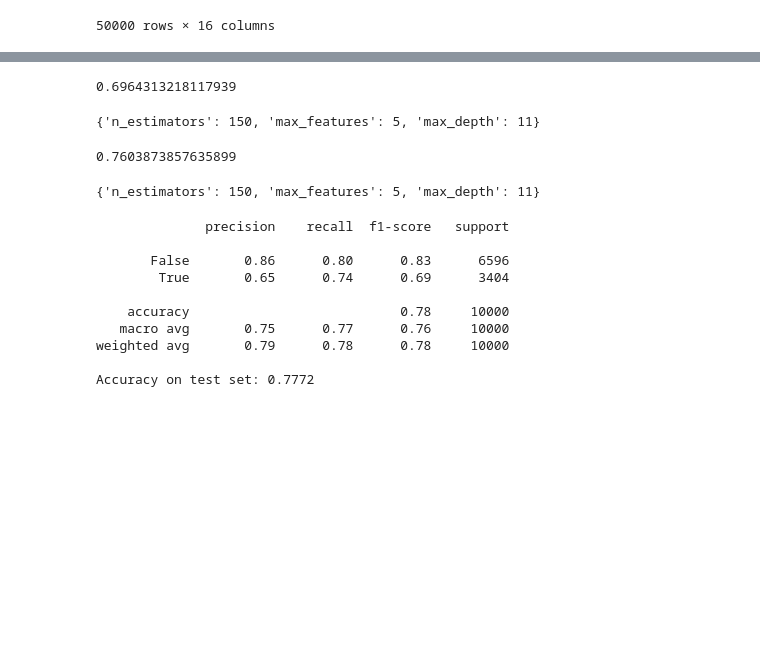
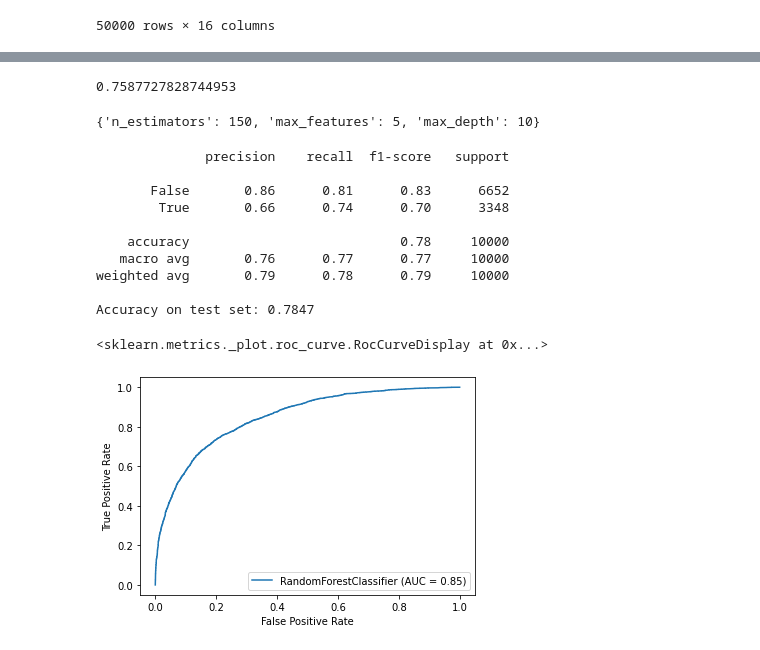
Before and after one commit to Pandeming/Springboard_London_Housing, a Jupyter notebook: 18 Ultimate Technologies Take-Home Challenge/Ultimate Technologies Take-Home Challenge.ipynb, the cells around one changed output, grey strips where cells are left out. Cells and saved outputs as stored; diff of their text form; code cells hidden in the pictures; blank space fills up the shorter version.

```diff
--- a/18 Ultimate Technologies Take-Home Challenge/Ultimate Technologies Take-Home Challenge.ipynb
+++ b/18 Ultimate Technologies Take-Home Challenge/Ultimate Technologies Take-Home Challenge.ipynb
@@ -472,7 +471,3 @@ y = df_features.active
 
 # Create train and test sets
 X_train, X_test, y_train, y_test = train_test_split(X, y, test_size=0.2)
-# %%
-scaler = RobustScaler()
-X_train = scaler.fit_transform(X_train)
-X_test = scaler.transform(X_test)
@@ -481,45 +483,40 @@ rfc = RandomForestClassifier()
 # %%
-param_grid = {
-    'n_estimators':range(50, 151, 25),
-    'max_depth':range(8,13),
-    'max_features':range(3, 7)
+# Choose ranges of hyperparameters for Randomized Search Cross Validation, and print best score and associated params.
+param_grid2 = {
+    'n_estimators':range(50, 201, 25),
+    'max_depth':range(4,15),
+    'max_features':range(2,12)
 }
-param_cv = RandomizedSearchCV(rfc, param_grid, scoring='f1', random_state=36)
-param_cv.fit(X_train, y_train)
+param_cv2 = RandomizedSearchCV(rfc, param_grid2, scoring='balanced_accuracy', random_state=36, n_jobs=-1)
+param_cv2.fit(X_train, y_train)
 
-print(param_cv.best_score_)
-param_cv.best_params_
+print(param_cv2.best_score_)
+param_cv2.best_params_
 # %% [output]
-0.6964313218117939
+0.7587727828744953
-{'n_estimators': 150, 'max_features': 5, 'max_depth': 11}
+{'n_estimators': 150, 'max_features': 5, 'max_depth': 10}
-# %%
-param_grid2 = {
-    'n_estimators':range(50, 151, 25),
-    'max_depth':range(8,13),
-    'max_features':range(3, 7)
-}
-param_cv2 = RandomizedSearchCV(rfc, param_grid2, scoring='balanced_accuracy', random_state=36)
-param_cv2.fit(X_train, y_train)
-
-print(param_cv2.best_score_)
-param_cv2.best_params_
-# %% [output]
-0.7603873857635899
-{'n_estimators': 150, 'max_features': 5, 'max_depth': 11}
 # %%
-rfc = RandomForestClassifier(n_estimators=150, max_features=5, max_depth=11)
+# Instantiate and fit model with the best parameters
+rfc = RandomForestClassifier(n_estimators=150, max_features=5, max_depth=10)
 model = rfc.fit(X_train, y_train)
 preds = model.predict(X_test)
+
+# Print accuracy metrics
 print(classification_report(preds, y_test))
 print('Accuracy on test set:',model.score(X_test, y_test))
 # %% [output]
               precision    recall  f1-score   support
 
-       False       0.86      0.80      0.83      6596
-        True       0.65      0.74      0.69      3404
+       False       0.86      0.81      0.83      6652
+        True       0.66      0.74      0.70      3348
 
     accuracy                           0.78     10000
-   macro avg       0.75      0.77      0.76     10000
-weighted avg       0.79      0.78      0.78     10000
+   macro avg       0.76      0.77      0.77     10000
+weighted avg       0.79      0.78      0.79     10000
 
-Accuracy on test set: 0.7772
+Accuracy on test set: 0.7847
+# %%
+plot_roc_curve(model, X_test, y_test)
+# %% [output]
+<sklearn.metrics._plot.roc_curve.RocCurveDisplay at 0x...>
+[figure, added]
```
Also changed, not shown: parts of 6 cells of this notebook.
